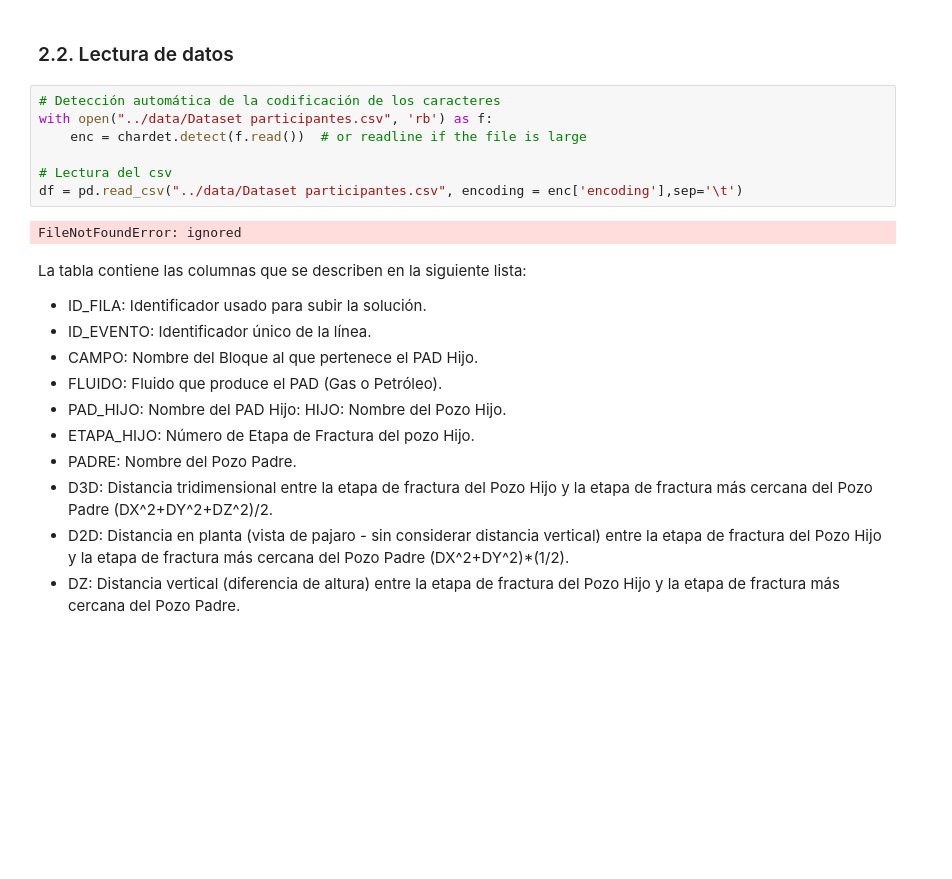
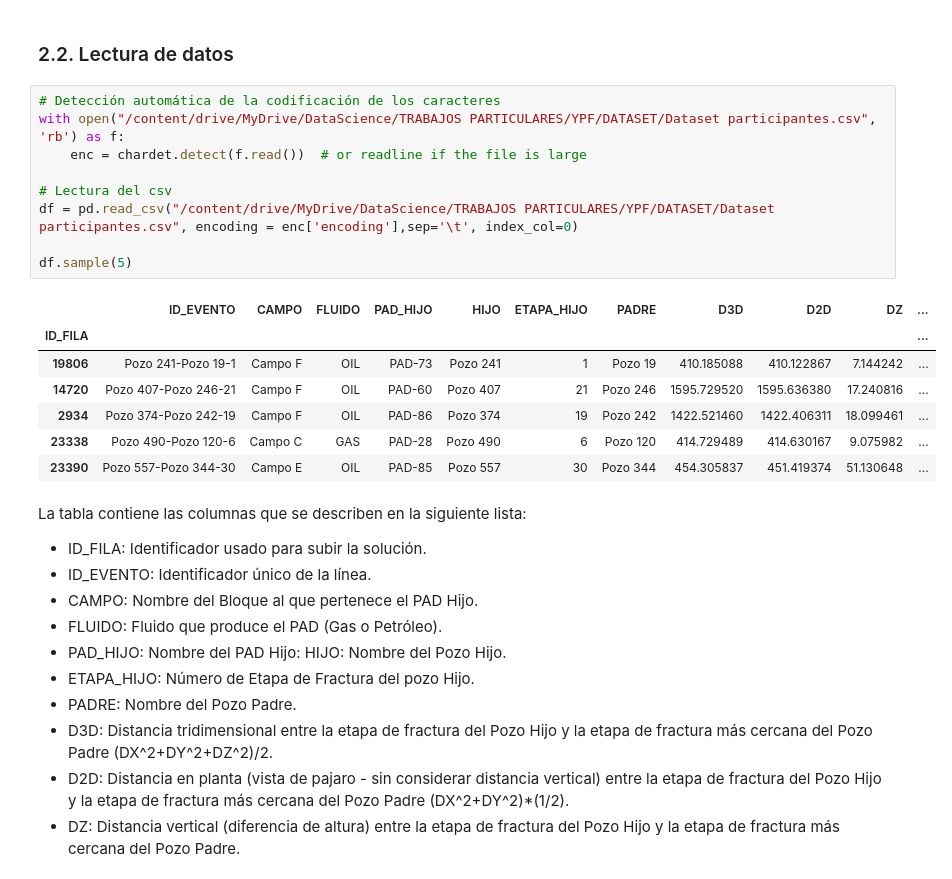
Before and after one commit to GerardoToso/Competencia-FSadosky-e-YPF-, a Jupyter notebook: 01_Analisis_exploratorio_de_datos.ipynb, the cells around one changed output. Drawn from its saved outputs; the diff is of its cells as text; blank space fills up the shorter version.

```diff
--- a/01_Analisis_exploratorio_de_datos.ipynb
+++ b/01_Analisis_exploratorio_de_datos.ipynb
@@ -54,13 +54,21 @@ import chardet
 ### 2.2. Lectura de datos
 # %%
 # Detección automática de la codificación de los caracteres
-with open("../data/Dataset participantes.csv", 'rb') as f:
+with open("/content/drive/MyDrive/DataScience/TRABAJOS PARTICULARES/YPF/DATASET/Dataset participantes.csv", 'rb') as f:
     enc = chardet.detect(f.read())  # or readline if the file is large
 
 # Lectura del csv
-df = pd.read_csv("../data/Dataset participantes.csv", encoding = enc['encoding'],sep='\t')
+df = pd.read_csv("/content/drive/MyDrive/DataScience/TRABAJOS PARTICULARES/YPF/DATASET/Dataset participantes.csv", encoding = enc['encoding'],sep='\t', index_col=0)
+
+df.sample(5)
 # %% [output]
-FileNotFoundError: ignored
+|  | ID_EVENTO | CAMPO | FLUIDO | PAD_HIJO | HIJO | ETAPA_HIJO | PADRE | D3D | D2D | DZ | ... |
+| ID_FILA |  |  |  |  |  |  |  |  |  |  | ... |
+| 19806 | Pozo 241-Pozo 19-1 | Campo F | OIL | PAD-73 | Pozo 241 | 1 | Pozo 19 | 410.185088 | 410.122867 | 7.144242 | ... |
+| 14720 | Pozo 407-Pozo 246-21 | Campo F | OIL | PAD-60 | Pozo 407 | 21 | Pozo 246 | 1595.729520 | 1595.636380 | 17.240816 | ... |
+| 2934 | Pozo 374-Pozo 242-19 | Campo F | OIL | PAD-86 | Pozo 374 | 19 | Pozo 242 | 1422.521460 | 1422.406311 | 18.099461 | ... |
+| 23338 | Pozo 490-Pozo 120-6 | Campo C | GAS | PAD-28 | Pozo 490 | 6 | Pozo 120 | 414.729489 | 414.630167 | 9.075982 | ... |
+| 23390 | Pozo 557-Pozo 344-30 | Campo E | OIL | PAD-85 | Pozo 557 | 30 | Pozo 344 | 454.305837 | 451.419374 | 51.130648 | ... |
 # %% [markdown]
 La tabla contiene las columnas que se describen en la siguiente lista:
 
```
Also changed, not shown: parts of 11 cells of this notebook.
